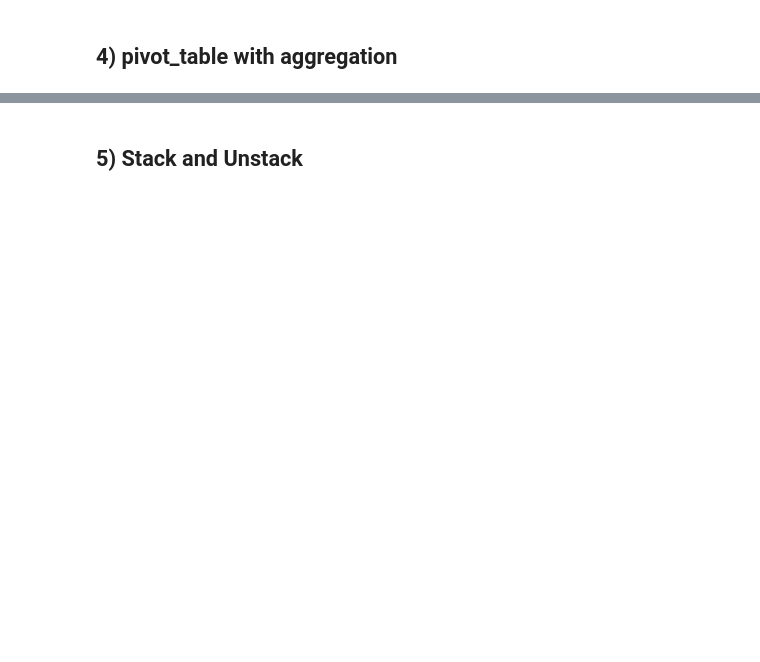
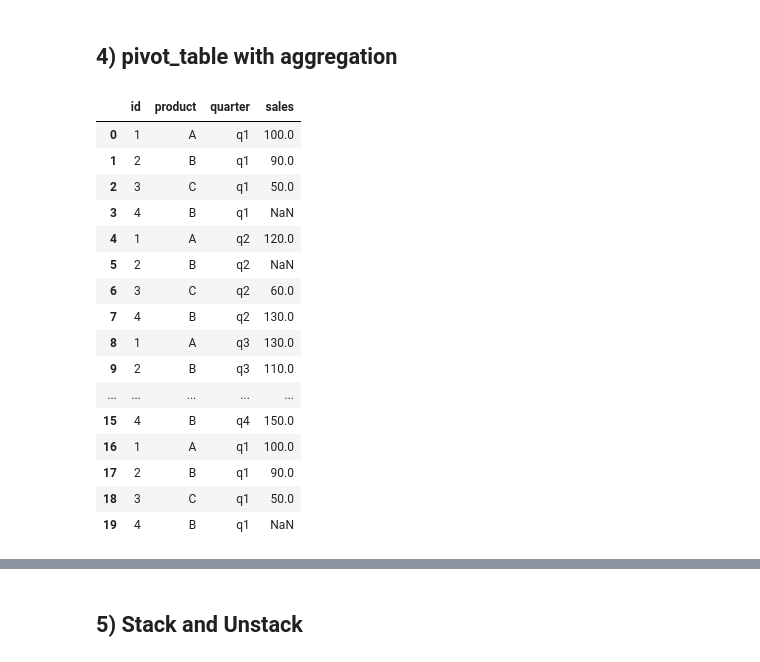
Before and after one commit to Dan-the-baguette-man/example_names, a Jupyter notebook: Module07/session1.ipynb, the cells around one changed output, grey strips where cells are left out. Cells and saved outputs as stored; diff of their text form; code cells hidden in the pictures; blank space fills up the shorter version.

```diff
--- a/Module07/session1.ipynb
+++ b/Module07/session1.ipynb
@@ -54,5 +98,22 @@ sales_pivot
 # %%
 # If duplicates exist, pivot_table handles them via aggfunc
 dupes = pd.concat([sales_long, sales_long.iloc[:4]], ignore_index=True)
-pt = pd.pivot_table(dupes, index=['id','product'], columns='quarter', values='sales', aggfunc='mean')
-pt
+dupes
+# %% [output]
+|  | id | product | quarter | sales |
+| 0 | 1 | A | q1 | 100.0 |
+| 1 | 2 | B | q1 | 90.0 |
+| 2 | 3 | C | q1 | 50.0 |
+| 3 | 4 | B | q1 | NaN |
+| 4 | 1 | A | q2 | 120.0 |
+| 5 | 2 | B | q2 | NaN |
+| 6 | 3 | C | q2 | 60.0 |
+| 7 | 4 | B | q2 | 130.0 |
+| 8 | 1 | A | q3 | 130.0 |
+| 9 | 2 | B | q3 | 110.0 |
+| ... | ... | ... | ... | ... |
+| 15 | 4 | B | q4 | 150.0 |
+| 16 | 1 | A | q1 | 100.0 |
+| 17 | 2 | B | q1 | 90.0 |
+| 18 | 3 | C | q1 | 50.0 |
+| 19 | 4 | B | q1 | NaN |
```
Also changed, not shown: parts of 24 cells of this notebook.
